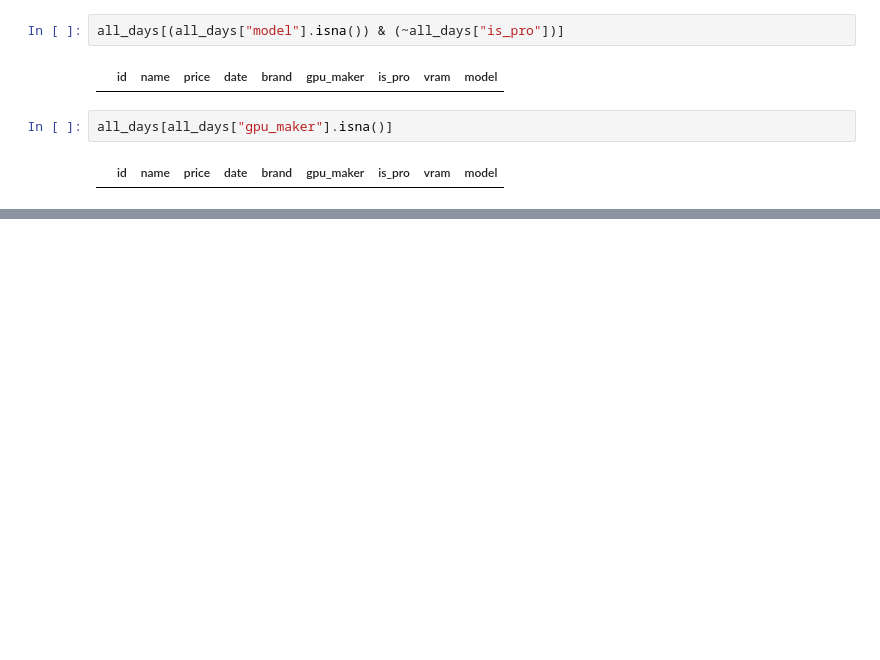
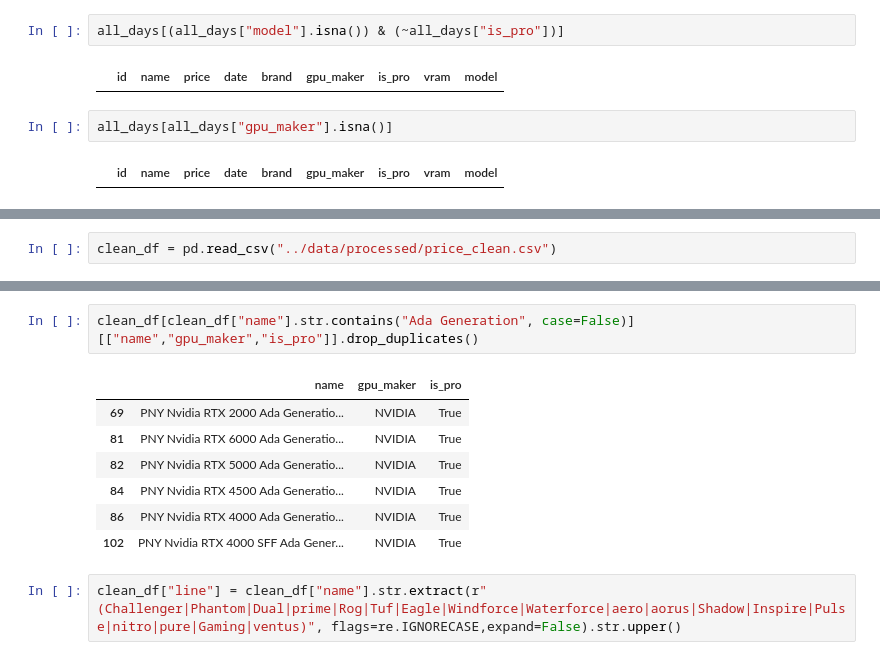
Before and after one commit to odysmpasias/gpu-price-tracker, a Jupyter notebook: notebooks/01_cleaning.ipynb, the cells around one changed output, grey strips where cells are left out. Drawn from its saved outputs; the diff is of its cells as text; blank space fills up the shorter version.

Commit message:
Explore product lines and remove csv export from cleaning notebook

```diff
--- a/notebooks/01_cleaning.ipynb
+++ b/notebooks/01_cleaning.ipynb
@@ -741,0 +757,2 @@ all_days.to_csv("../data/processed/price_clean.csv", index=False)
+# %%
+clean_df = pd.read_csv("../data/processed/price_clean.csv")
@@ -741,0 +782,12 @@ all_days.to_csv("../data/processed/price_clean.csv", index=False)
+# %%
+clean_df[clean_df["name"].str.contains("Ada Generation", case=False)][["name","gpu_maker","is_pro"]].drop_duplicates()
+# %% [output]
+|  | name | gpu_maker | is_pro |
+| 69 | PNY Nvidia RTX 2000 Ada Generatio... | NVIDIA | True |
+| 81 | PNY Nvidia RTX 6000 Ada Generatio... | NVIDIA | True |
+| 82 | PNY Nvidia RTX 5000 Ada Generatio... | NVIDIA | True |
+| 84 | PNY Nvidia RTX 4500 Ada Generatio... | NVIDIA | True |
+| 86 | PNY Nvidia RTX 4000 Ada Generatio... | NVIDIA | True |
+| 102 | PNY Nvidia RTX 4000 SFF Ada Gener... | NVIDIA | True |
+# %%
+clean_df["line"] = clean_df["name"].str.extract(r"(Challenger|Phantom|Dual|prime|Rog|Tuf|Eagle|Windforce|Waterforce|aero|aorus|Shadow|Inspire|Pulse|nitro|pure|Gaming|ventus)", flags=re.IGNORECASE,expand=False).str.upper()
```
Also changed, not shown: parts of 15 cells of this notebook.
